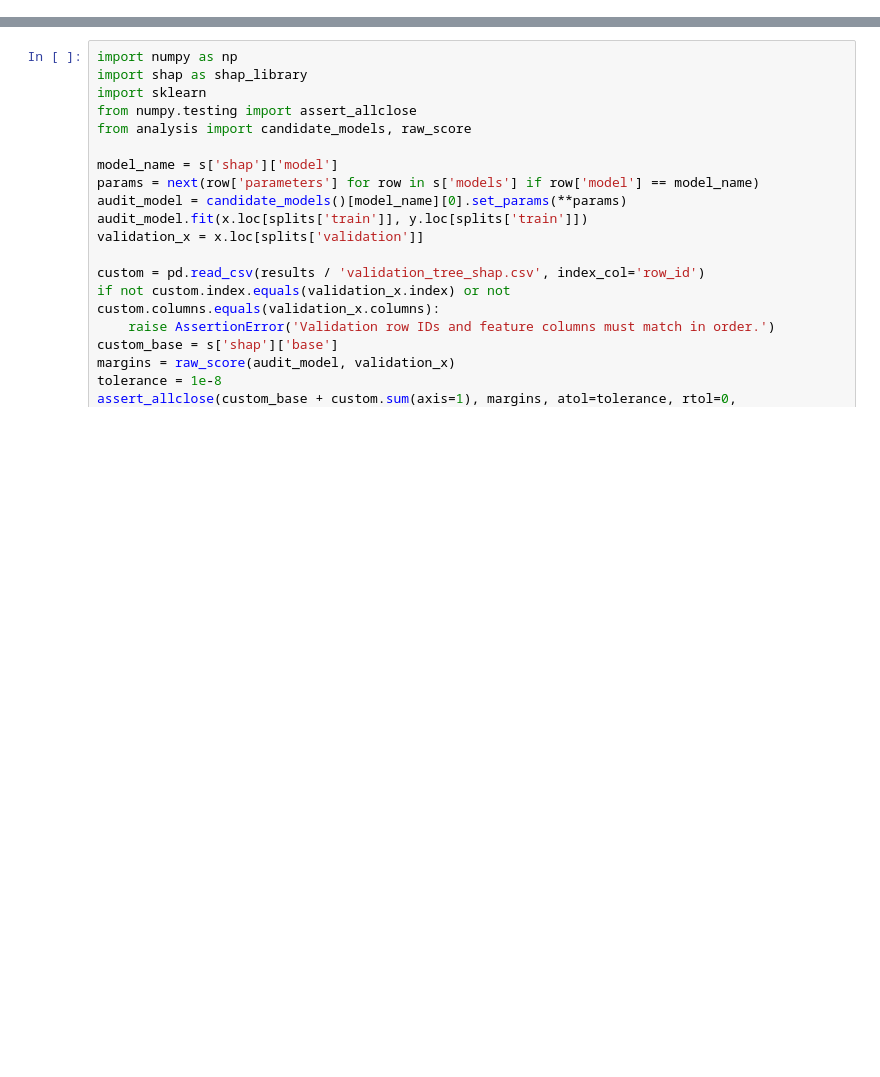
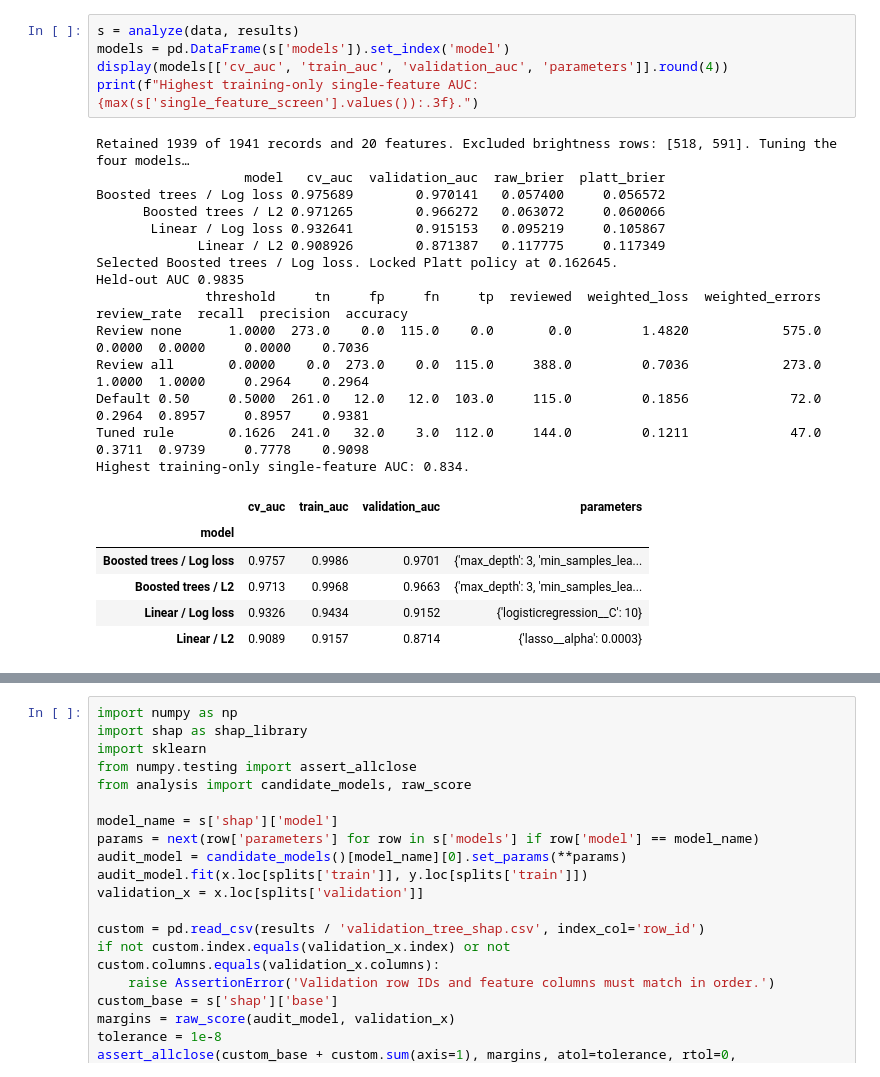
Before and after one commit to Ananya8576/dba5106-proj2, a Jupyter notebook: final/steel-scratch-triage/Project2_Steel_Scratch_Triage_TreeSHAP_Audit.ipynb, the cells around one changed output, grey strips where cells are left out. Cells and saved outputs as stored; diff of their text form; blank space fills up the shorter version.

```diff
--- a/final/steel-scratch-triage/Project2_Steel_Scratch_Triage_TreeSHAP_Audit.ipynb
+++ b/final/steel-scratch-triage/Project2_Steel_Scratch_Triage_TreeSHAP_Audit.ipynb
@@ -43,0 +66,26 @@ Excluded source rows: [518, 591]
+# %%
+s = analyze(data, results)
+models = pd.DataFrame(s['models']).set_index('model')
+display(models[['cv_auc', 'train_auc', 'validation_auc', 'parameters']].round(4))
+print(f"Highest training-only single-feature AUC: {max(s['single_feature_screen'].values()):.3f}.")
+# %% [output]
+Retained 1939 of 1941 records and 20 features. Excluded brightness rows: [518, 591]. Tuning the four models…
+                   model   cv_auc  validation_auc  raw_brier  platt_brier
+Boosted trees / Log loss 0.975689        0.970141   0.057400     0.056572
+      Boosted trees / L2 0.971265        0.966272   0.063072     0.060066
+       Linear / Log loss 0.932641        0.915153   0.095219     0.105867
+             Linear / L2 0.908926        0.871387   0.117775     0.117349
+Selected Boosted trees / Log loss. Locked Platt policy at 0.162645.
+Held-out AUC 0.9835
+              threshold     tn     fp     fn     tp  reviewed  weighted_loss  weighted_errors  review_rate  recall  precision  accuracy
+Review none      1.0000  273.0    0.0  115.0    0.0       0.0         1.4820            575.0       0.0000  0.0000     0.0000    0.7036
+Review all       0.0000    0.0  273.0    0.0  115.0     388.0         0.7036            273.0       1.0000  1.0000     0.2964    0.2964
+Default 0.50     0.5000  261.0   12.0   12.0  103.0     115.0         0.1856             72.0       0.2964  0.8957     0.8957    0.9381
+Tuned rule       0.1626  241.0   32.0    3.0  112.0     144.0         0.1211             47.0       0.3711  0.9739     0.7778    0.9098
+Highest training-only single-feature AUC: 0.834.
+|  | cv_auc | train_auc | validation_auc | parameters |
+| model |  |  |  |  |
+| Boosted trees / Log loss | 0.9757 | 0.9986 | 0.9701 | {'max_depth': 3, 'min_samples_lea... |
+| Boosted trees / L2 | 0.9713 | 0.9968 | 0.9663 | {'max_depth': 3, 'min_samples_lea... |
+| Linear / Log loss | 0.9326 | 0.9434 | 0.9152 | {'logisticregression__C': 10} |
+| Linear / L2 | 0.9089 | 0.9157 | 0.8714 | {'lasso__alpha': 0.0003} |
```
Also changed, not shown: parts of 15 cells of this notebook.
